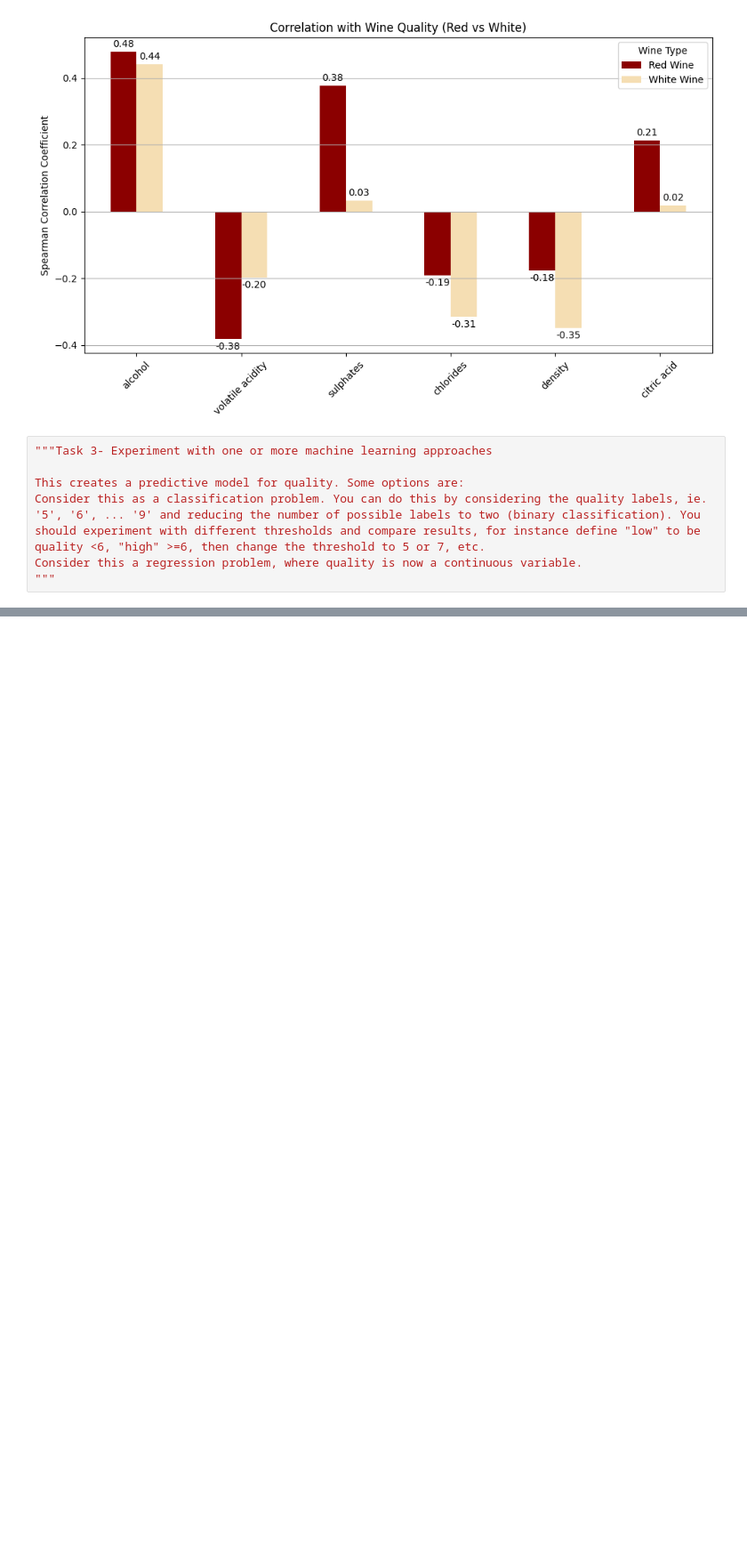
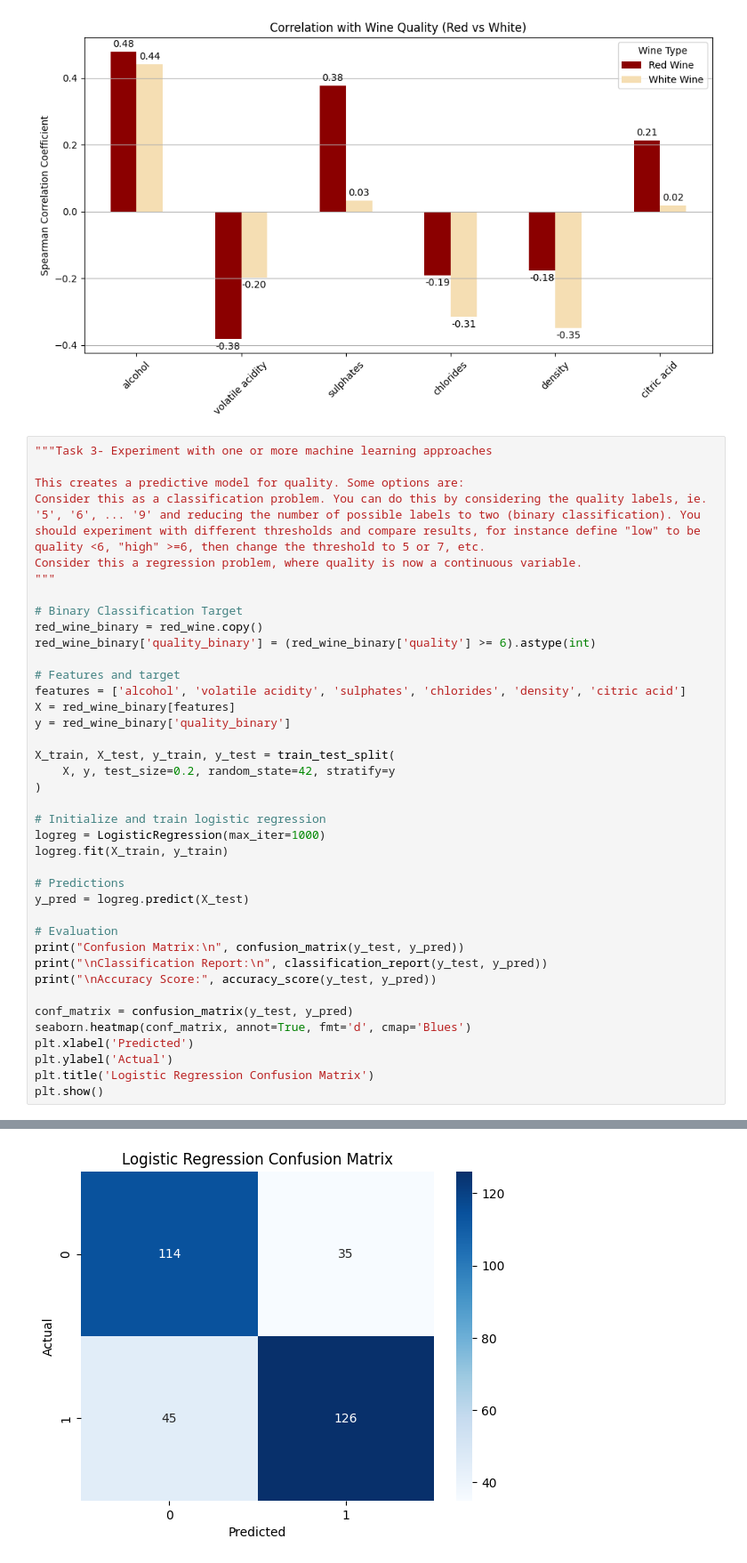
Before and after one commit to SamraatJain9/CSC2034_Project_Data, a Jupyter notebook: main.ipynb, the cells around one changed output, grey strips where cells are left out. Shown at 89% size. Cells and saved outputs as stored; diff of their text form; blank space fills up the shorter version.

Commit message:
Classification runs

```diff
--- a/main.ipynb
+++ b/main.ipynb
@@ -701,3 +703,36 @@ This creates a predictive model for quality. Some options are:
 Consider this as a classification problem. You can do this by considering the quality labels, ie. '5', '6', ... '9' and reducing the number of possible labels to two (binary classification). You should experiment with different thresholds and compare results, for instance define "low" to be quality <6, "high" >=6, then change the threshold to 5 or 7, etc.
 Consider this a regression problem, where quality is now a continuous variable.
 """
+
+# Binary Classification Target
+red_wine_binary = red_wine.copy()
+red_wine_binary['quality_binary'] = (red_wine_binary['quality'] >= 6).astype(int)
+
+# Features and target
+features = ['alcohol', 'volatile acidity', 'sulphates', 'chlorides', 'density', 'citric acid']
+X = red_wine_binary[features]
+y = red_wine_binary['quality_binary']
+
+X_train, X_test, y_train, y_test = train_test_split(
+    X, y, test_size=0.2, random_state=42, stratify=y
+)
+
+# Initialize and train logistic regression
+logreg = LogisticRegression(max_iter=1000)
+logreg.fit(X_train, y_train)
+
+# Predictions
+y_pred = logreg.predict(X_test)
+
+# Evaluation
+print("Confusion Matrix:\n", confusion_matrix(y_test, y_pred))
+print("\nClassification Report:\n", classification_report(y_test, y_pred))
+print("\nAccuracy Score:", accuracy_score(y_test, y_pred))
+
+conf_matrix = confusion_matrix(y_test, y_pred)
+seaborn.heatmap(conf_matrix, annot=True, fmt='d', cmap='Blues')
+plt.xlabel('Predicted')
+plt.ylabel('Actual')
+plt.title('Logistic Regression Confusion Matrix')
+plt.show()
+# %% [output]
@@ -703,0 +755 @@ Consider this a regression problem, where quality is now a continuous variable.
+[figure, added]
```
Also changed, not shown: parts of 4 cells of this notebook.
